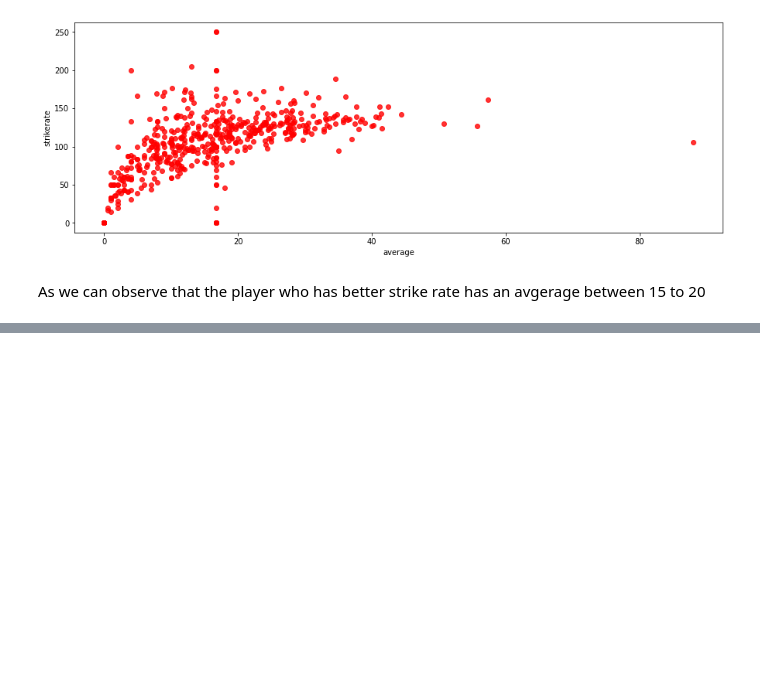
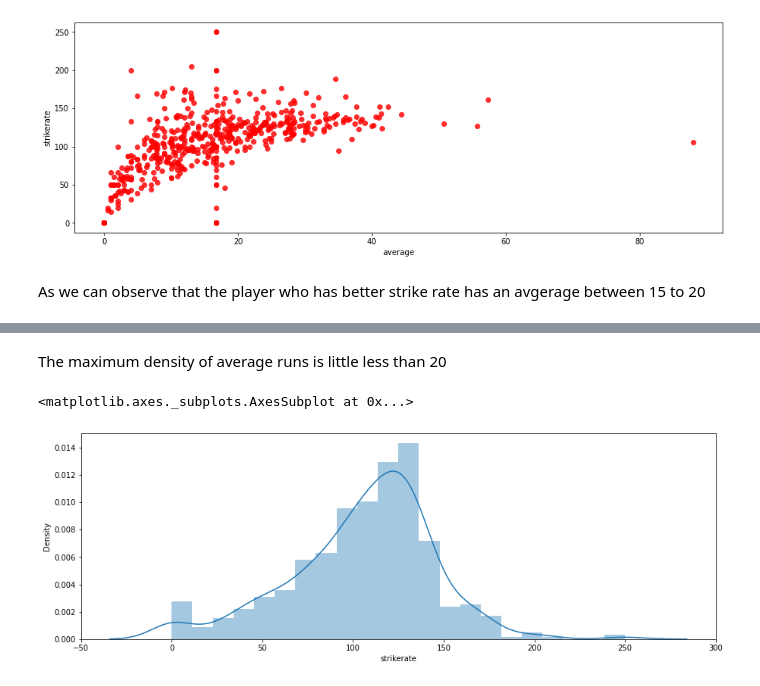
Before and after one commit to shivakumar17/IPL-anlysis, a Jupyter notebook: IPL_T20_Cricket_Analysis_Capstone_Project.ipynb, the cells around one changed output, grey strips where cells are left out. Drawn from its saved outputs; the diff is of its cells as text; code cells hidden in the pictures; blank space fills up the shorter version.

```diff
--- a/IPL_T20_Cricket_Analysis_Capstone_Project.ipynb
+++ b/IPL_T20_Cricket_Analysis_Capstone_Project.ipynb
@@ -228,0 +236,7 @@ As we can observe that the player who has better strike rate has an avgerage bet
+# %% [markdown]
+The maximum density of average runs is little less than 20
+# %%
+sns.distplot(a=df_runs_avg_str['strikerate'])
+# %% [output]
+<matplotlib.axes._subplots.AxesSubplot at 0x...>
+[figure, added]
```
Also changed, not shown: parts of 7 cells of this notebook.
